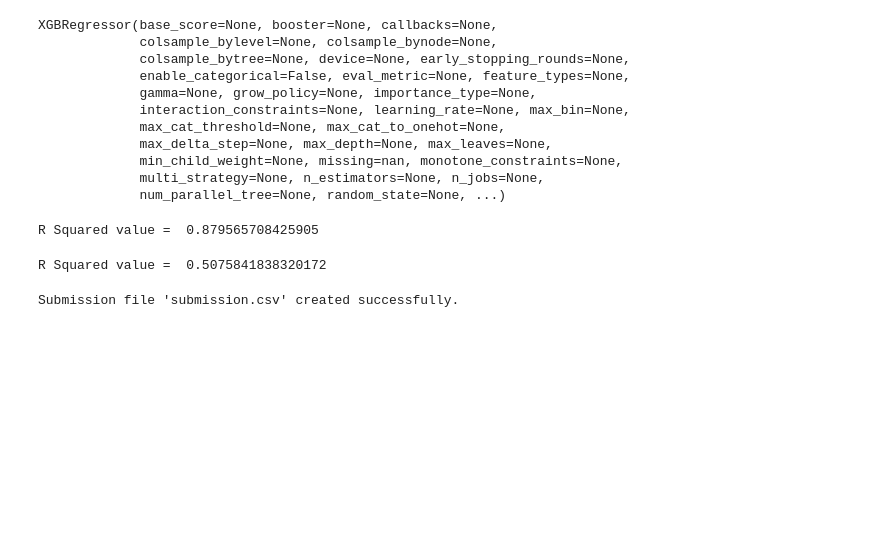
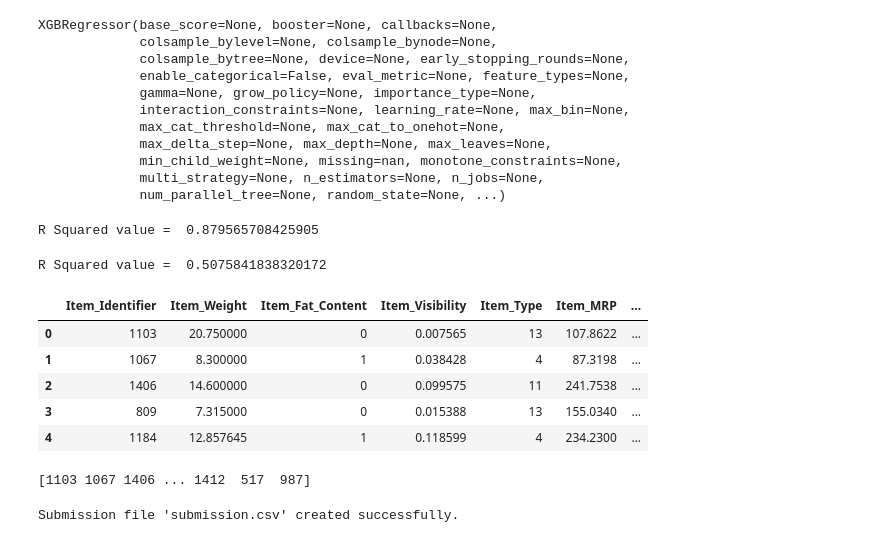
Before and after one commit to mounika-durga/Big_Mart_Sales, a Jupyter notebook: Big_Mart_Sales_Prediction.ipynb, the cells around one changed output. Saved outputs shown, nothing was run; the diff lists cells and outputs as text; code cells hidden in the pictures; blank space fills up the shorter version.

```diff
--- a/Big_Mart_Sales_Prediction.ipynb
+++ b/Big_Mart_Sales_Prediction.ipynb
@@ -257,22 +257,17 @@ big_mart_data['Item_Fat_Content'].value_counts()
 | Regular | 3006 |
 dtype: int64
 # %%
-#Label Encoding
-encoder = LabelEncoder()
+# Label Encoding
+item_id_encoder = LabelEncoder()  # Create the encoder
+outlet_id_encoder = LabelEncoder()
 # %%
-big_mart_data['Item_Identifier']= encoder.fit_transform(big_mart_data['Item_Identifier'])
-
-big_mart_data['Item_Fat_Content']= encoder.fit_transform(big_mart_data['Item_Fat_Content'])
-
-big_mart_data['Item_Type']= encoder.fit_transform(big_mart_data['Item_Type'])
-
-big_mart_data['Outlet_Identifier']= encoder.fit_transform(big_mart_data['Outlet_Identifier'])
-
-big_mart_data['Outlet_Size']= encoder.fit_transform(big_mart_data['Outlet_Size'])
-
-big_mart_data['Outlet_Location_Type']= encoder.fit_transform(big_mart_data['Outlet_Location_Type'])
-
-big_mart_data['Outlet_Type']= encoder.fit_transform(big_mart_data['Outlet_Type'])
+big_mart_data['Item_Identifier'] = item_id_encoder.fit_transform(big_mart_data['Item_Identifier'])
+big_mart_data['Item_Fat_Content'] = LabelEncoder().fit_transform(big_mart_data['Item_Fat_Content'])
+big_mart_data['Item_Type'] = LabelEncoder().fit_transform(big_mart_data['Item_Type'])
+big_mart_data['Outlet_Identifier'] = item_id_encoder.fit_transform(big_mart_data['Outlet_Identifier'])
+big_mart_data['Outlet_Size'] = LabelEncoder().fit_transform(big_mart_data['Outlet_Size'])
+big_mart_data['Outlet_Location_Type'] = LabelEncoder().fit_transform(big_mart_data['Outlet_Location_Type'])
+big_mart_data['Outlet_Type'] = LabelEncoder().fit_transform(big_mart_data['Outlet_Type'])
 # %%
 big_mart_data.head()
 # %% [output]
@@ -373,13 +368,22 @@ test_data['Outlet_Size'] = test_data['Outlet_Size'].astype(str)
 # %%
 test_data.replace({'Item_Fat_Content': {'low fat': 'Low Fat', 'LF': 'Low Fat', 'reg': 'Regular'}}, inplace=True)
 # %%
-test_data['Item_Identifier'] = encoder.fit_transform(test_data['Item_Identifier'])
-test_data['Item_Fat_Content'] = encoder.fit_transform(test_data['Item_Fat_Content'])
-test_data['Item_Type'] = encoder.fit_transform(test_data['Item_Type'])
-test_data['Outlet_Identifier'] = encoder.fit_transform(test_data['Outlet_Identifier'])
-test_data['Outlet_Size'] = encoder.fit_transform(test_data['Outlet_Size'])
-test_data['Outlet_Location_Type'] = encoder.fit_transform(test_data['Outlet_Location_Type'])
-test_data['Outlet_Type'] = encoder.fit_transform(test_data['Outlet_Type'])
+test_data['Item_Identifier'] = item_id_encoder.fit_transform(test_data['Item_Identifier'])
+test_data['Item_Fat_Content'] = LabelEncoder().fit_transform(test_data['Item_Fat_Content'])
+test_data['Item_Type'] = LabelEncoder().fit_transform(test_data['Item_Type'])
+test_data['Outlet_Identifier'] = outlet_id_encoder.fit_transform(test_data['Outlet_Identifier'])
+test_data['Outlet_Size'] = LabelEncoder().fit_transform(test_data['Outlet_Size'])
+test_data['Outlet_Location_Type'] = LabelEncoder().fit_transform(test_data['Outlet_Location_Type'])
+test_data['Outlet_Type'] = LabelEncoder().fit_transform(test_data['Outlet_Type'])
+# %%
+test_data.head()
+# %% [output]
+|  | Item_Identifier | Item_Weight | Item_Fat_Content | Item_Visibility | Item_Type | Item_MRP | ... |
+| 0 | 1103 | 20.750000 | 0 | 0.007565 | 13 | 107.8622 | ... |
+| 1 | 1067 | 8.300000 | 1 | 0.038428 | 4 | 87.3198 | ... |
+| 2 | 1406 | 14.600000 | 0 | 0.099575 | 11 | 241.7538 | ... |
+| 3 | 809 | 7.315000 | 0 | 0.015388 | 13 | 155.0340 | ... |
+| 4 | 1184 | 12.857645 | 1 | 0.118599 | 4 | 234.2300 | ... |
 # %%
 # Make predictions on the test data
 test_predictions = regressor.predict(test_data)
@@ -386,3 +394,7 @@ test_predictions = regressor.predict(test_data)
+# %%
+print(decoded_item_ids)
+# %% [output]
+[1103 1067 1406 ... 1412  517  987]
 # %%
 # Create the submission DataFrame
 submission = pd.DataFrame({
```
Also changed, not shown: parts of 3 cells of this notebook.
